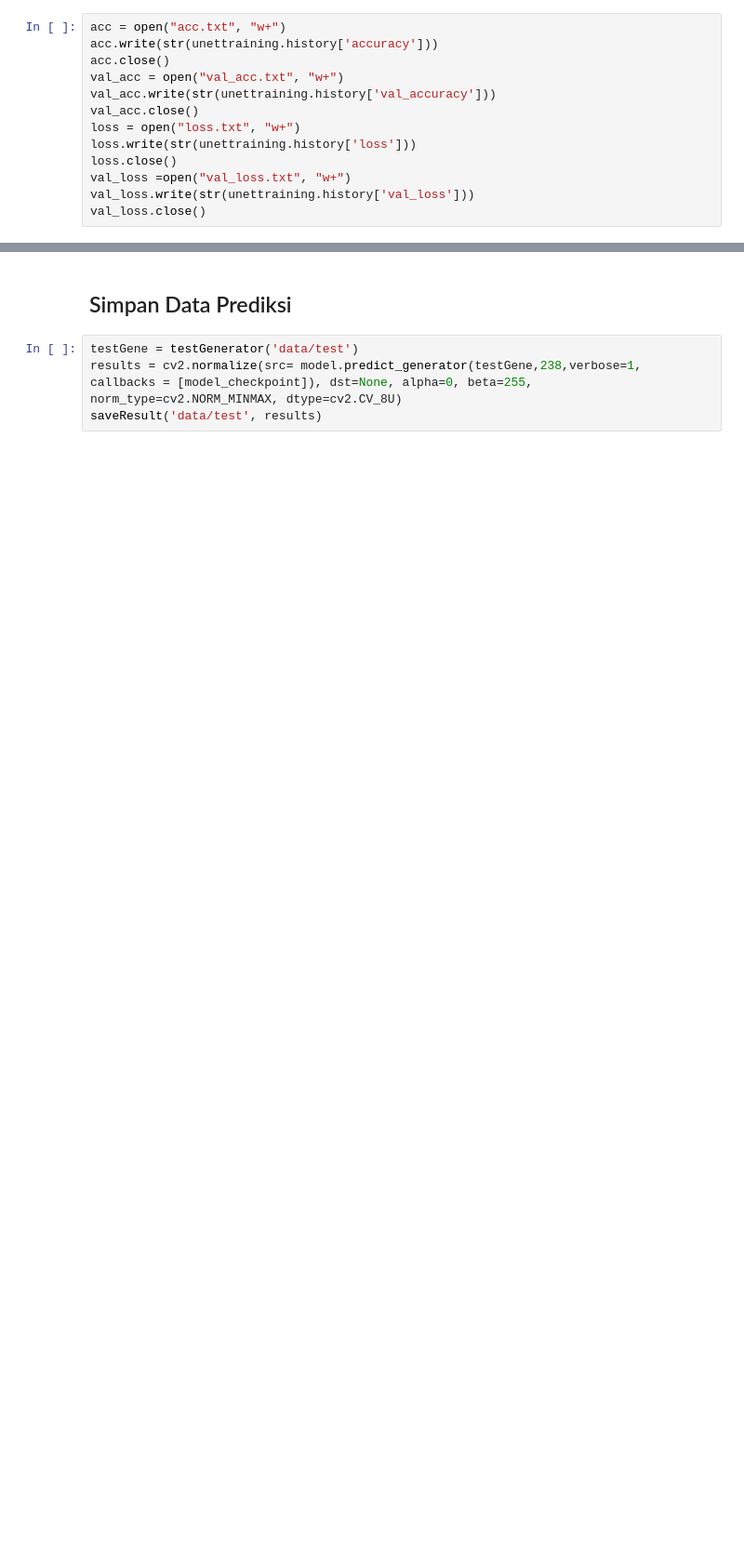
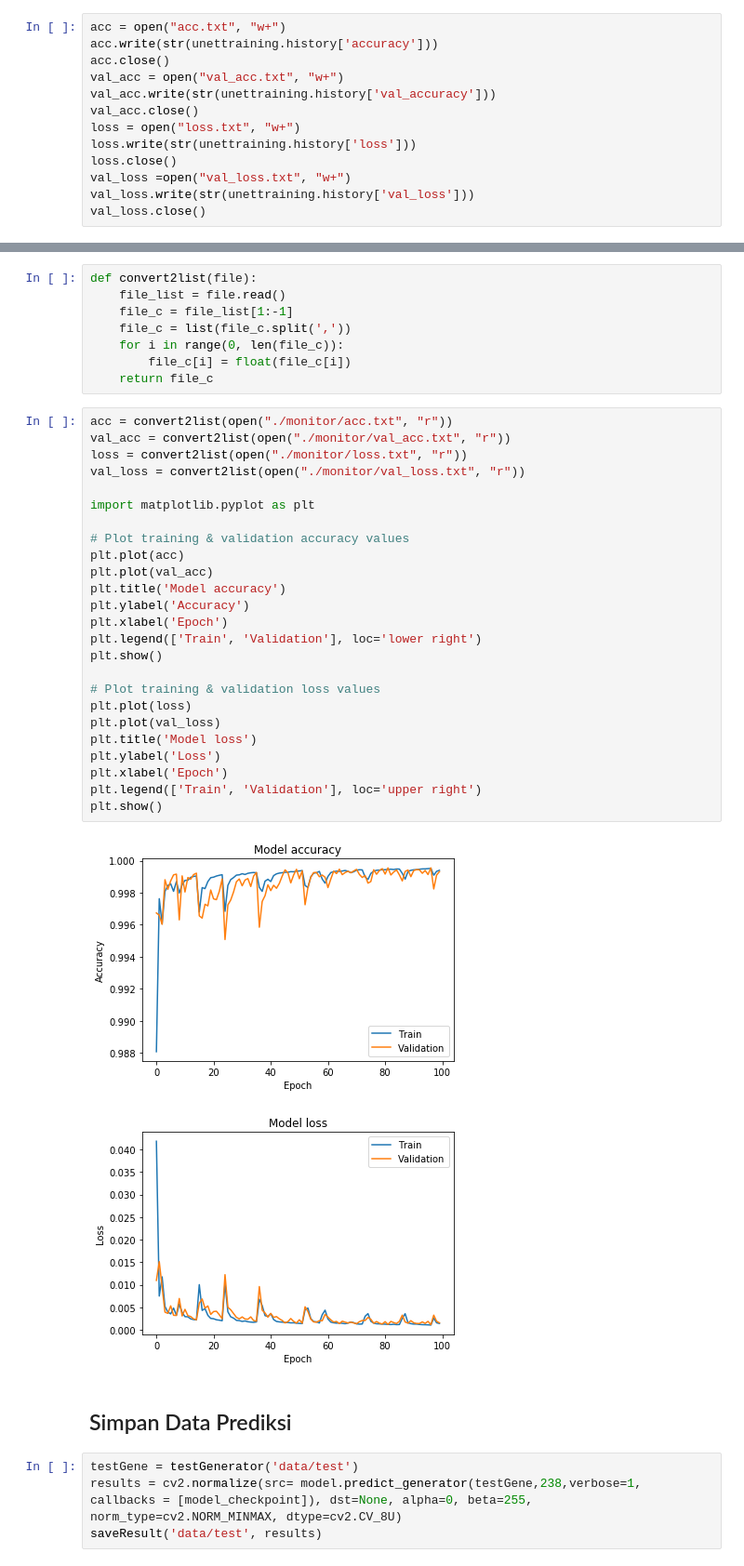
Before and after one commit to SedanaYoga/unetradar, a Jupyter notebook: trainUnet.ipynb, the cells around one changed output, grey strips where cells are left out. Shown at 93% size. Cells and saved outputs as stored; diff of their text form; blank space fills up the shorter version.

Commit message:
Added Read Historg trainUnet.ipynb

```diff
--- a/trainUnet.ipynb
+++ b/trainUnet.ipynb
@@ -87,3 +92,39 @@ val_loss.close()
+# %%
+def convert2list(file):
+    file_list = file.read()
+    file_c = file_list[1:-1]
+    file_c = list(file_c.split(','))
+    for i in range(0, len(file_c)):
+        file_c[i] = float(file_c[i])
+    return file_c
+# %%
+acc = convert2list(open("./monitor/acc.txt", "r"))
+val_acc = convert2list(open("./monitor/val_acc.txt", "r"))
+loss = convert2list(open("./monitor/loss.txt", "r"))
+val_loss = convert2list(open("./monitor/val_loss.txt", "r"))
+
+import matplotlib.pyplot as plt
+
+# Plot training & validation accuracy values
+plt.plot(acc)
+plt.plot(val_acc)
+plt.title('Model accuracy')
+plt.ylabel('Accuracy')
+plt.xlabel('Epoch')
+plt.legend(['Train', 'Validation'], loc='lower right')
+plt.show()
+
+# Plot training & validation loss values
+plt.plot(loss)
+plt.plot(val_loss)
+plt.title('Model loss')
+plt.ylabel('Loss')
+plt.xlabel('Epoch')
+plt.legend(['Train', 'Validation'], loc='upper right')
+plt.show()
+# %% [output]
+[figure, added]
+[figure, added]
 # %% [markdown]
 ## Simpan Data Prediksi
 # %%
```
Also changed, not shown: parts of 5 cells of this notebook.
